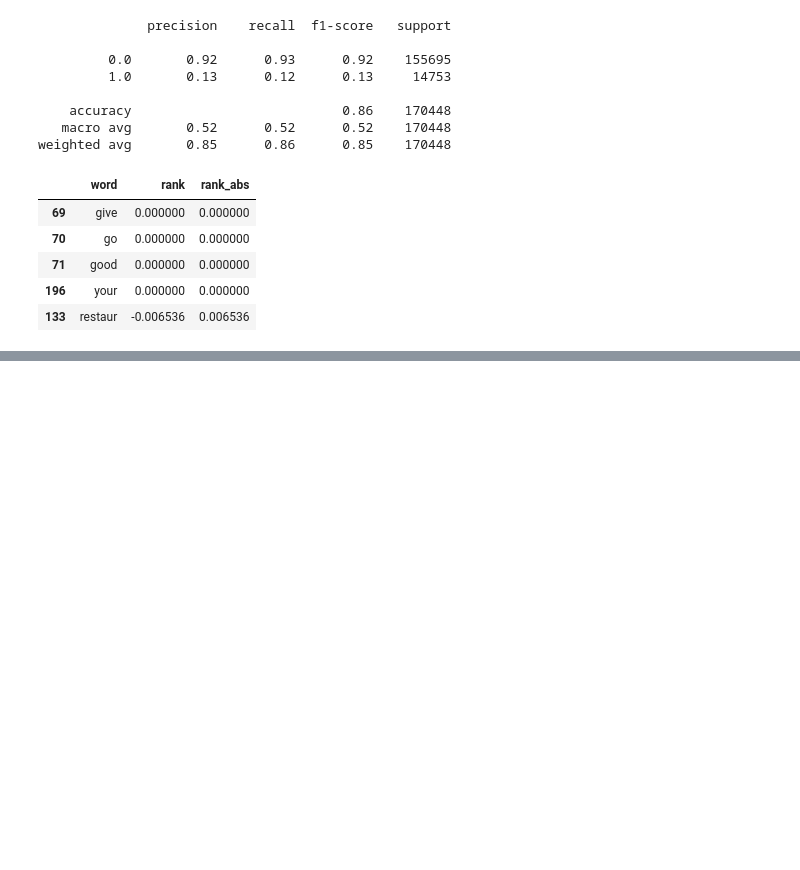
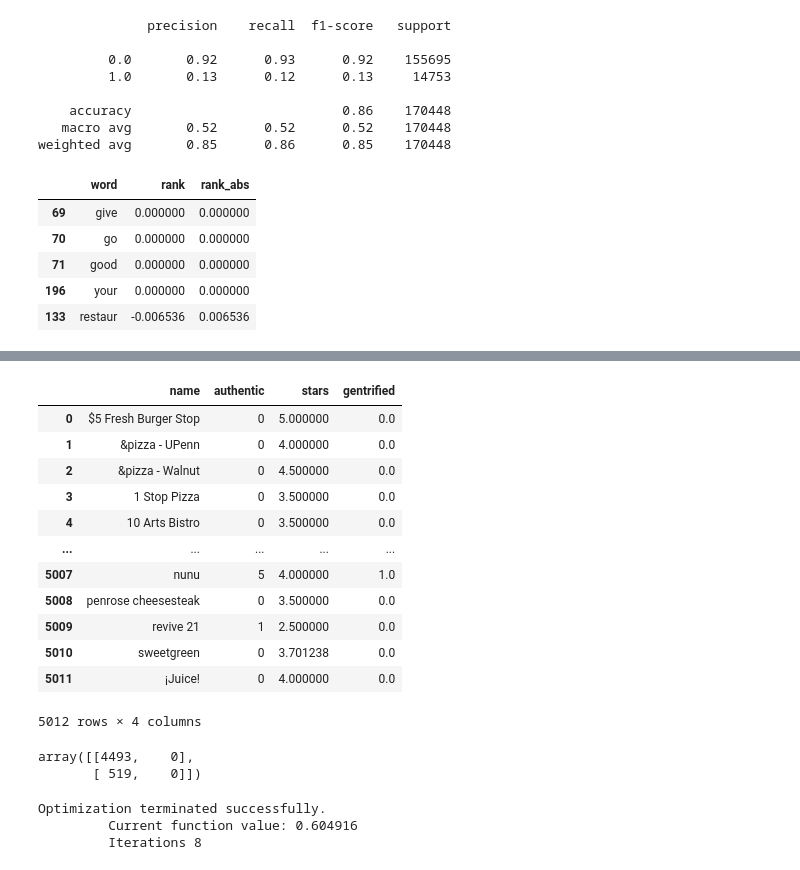
Before and after one commit to glow-27/COGS_209_proj, a Jupyter notebook: textprocessing.ipynb, the cells around one changed output, grey strips where cells are left out. Cells and saved outputs as stored; diff of their text form; code cells hidden in the pictures; blank space fills up the shorter version.

```diff
--- a/textprocessing.ipynb
+++ b/textprocessing.ipynb
@@ -202,0 +233,2 @@ importance2.tail()
+# %%
+test = dat.groupby('name').agg({'authentic': 'sum', 'stars': 'mean', 'gentrified': 'mean'}).reset_index()
@@ -202,0 +246,31 @@ importance2.tail()
+# %%
+test['gentrified'] = np.where(((test['gentrified'] != 0) & (test['gentrified'] != 1)), 0, test['gentrified'])
+test
+# %% [output]
+|  | name | authentic | stars | gentrified |
+| 0 | $5 Fresh Burger Stop | 0 | 5.000000 | 0.0 |
+| 1 | &pizza - UPenn | 0 | 4.000000 | 0.0 |
+| 2 | &pizza - Walnut | 0 | 4.500000 | 0.0 |
+| 3 | 1 Stop Pizza | 0 | 3.500000 | 0.0 |
+| 4 | 10 Arts Bistro | 0 | 3.500000 | 0.0 |
+| ... | ... | ... | ... | ... |
+| 5007 | nunu | 5 | 4.000000 | 1.0 |
+| 5008 | penrose cheesesteak | 0 | 3.500000 | 0.0 |
+| 5009 | revive 21 | 1 | 2.500000 | 0.0 |
+| 5010 | sweetgreen | 0 | 3.701238 | 0.0 |
+| 5011 | ¡Juice! | 0 | 4.000000 | 0.0 |
+5012 rows × 4 columns
+# %%
+import statsmodels.api as sm
+lasso_test = LogisticRegression(penalty='l1', solver = 'saga', random_state=4323, )
+lasso_test.fit(test[['authentic']], test['gentrified'])
+confusion_matrix(test['gentrified'], lasso_test.predict(test[['authentic']]))
+# %% [output]
+array([[4493,    0],
+       [ 519,    0]])
+# %%
+log_reg = sm.Logit(test['gentrified'], test[['authentic']]).fit()
+# %% [output]
+Optimization terminated successfully.
+         Current function value: 0.604916
+         Iterations 8
```
Also changed, not shown: parts of 7 cells of this notebook.
